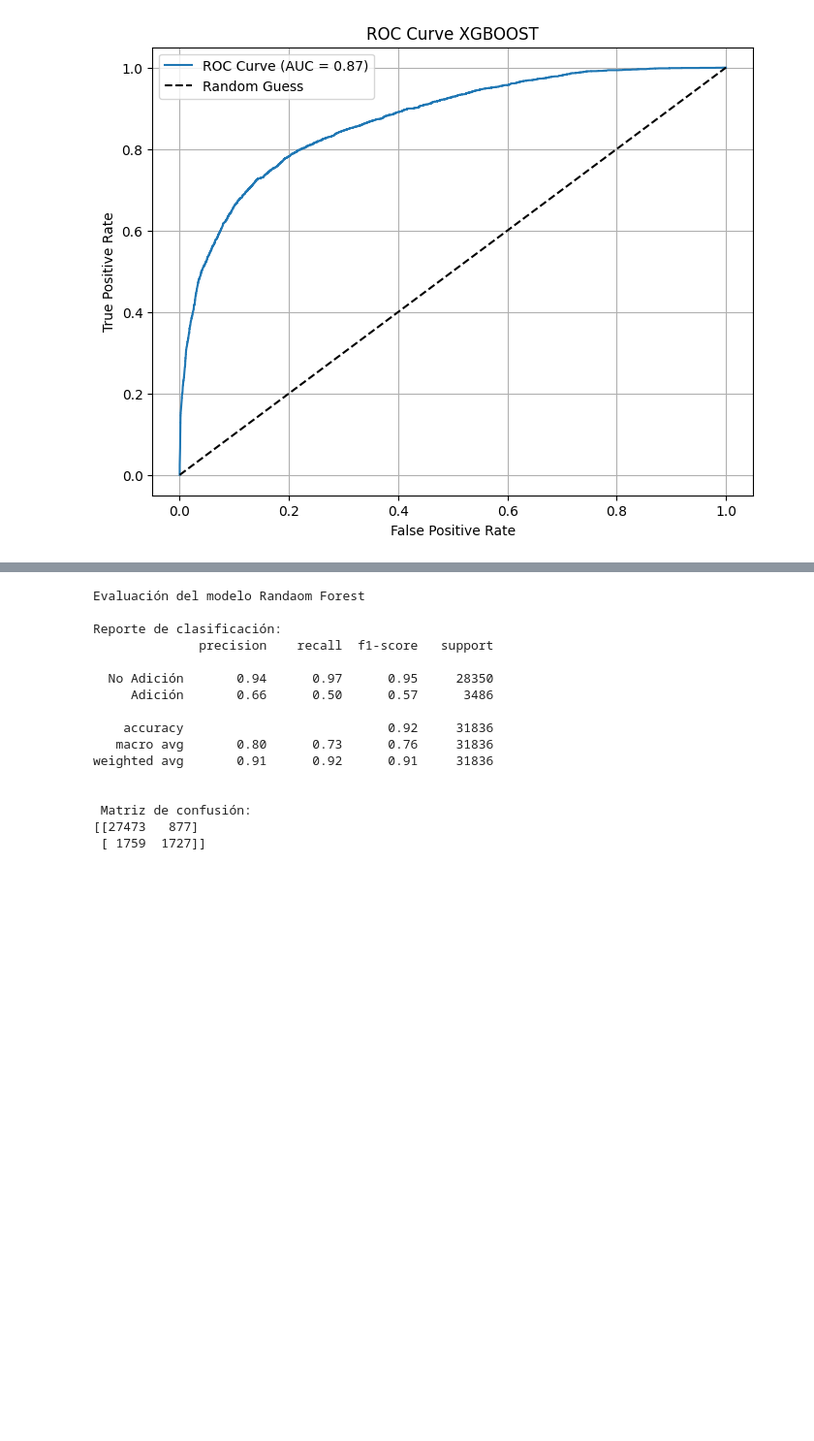
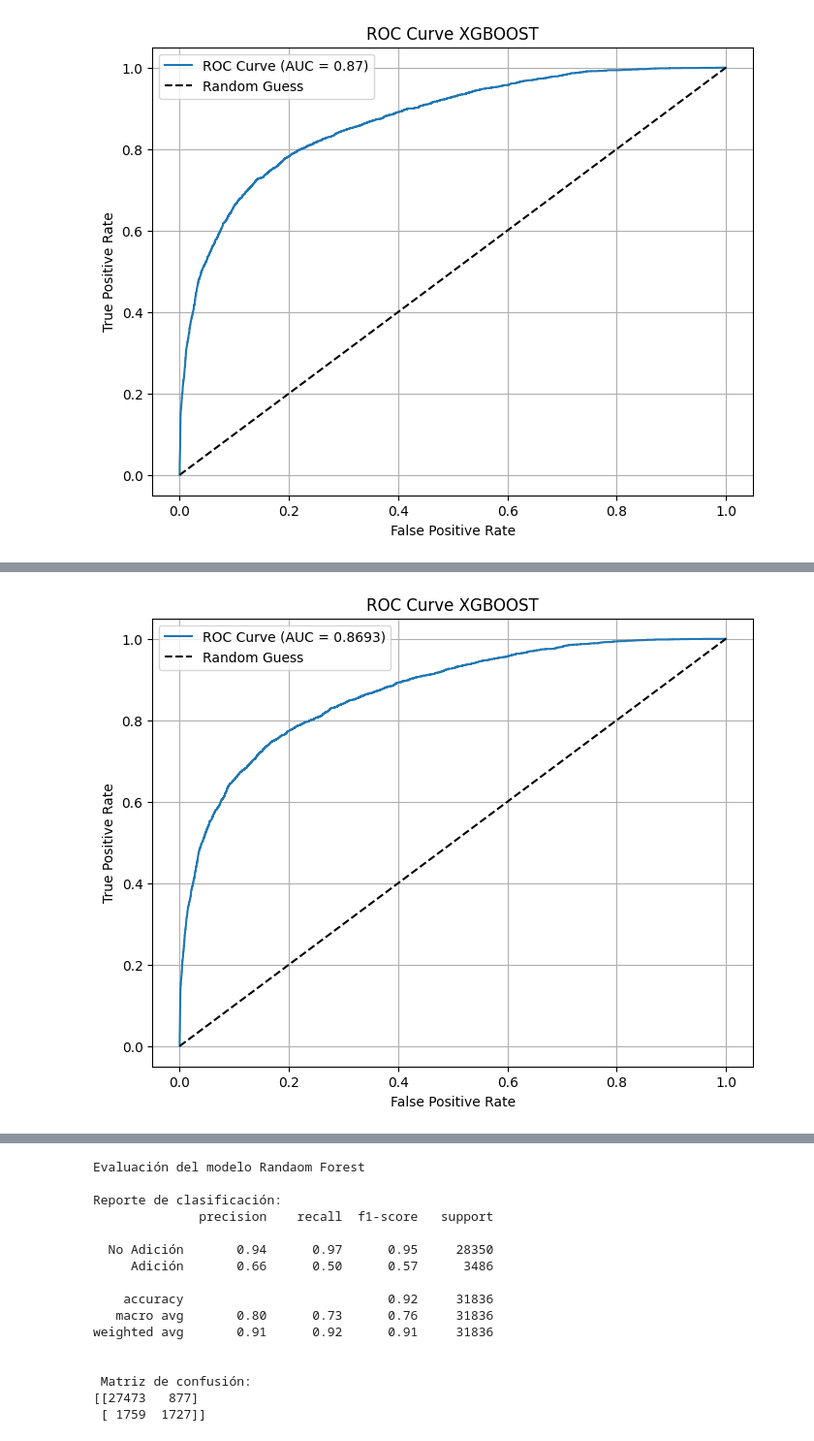
Before and after one commit to Marcocruz88/Repositoriotesis, a Jupyter notebook: Modelo.ipynb, the cells around one changed output, grey strips where cells are left out. Shown at 97% size. Drawn from its saved outputs; the diff is of its cells as text; code cells hidden in the pictures; blank space fills up the shorter version.

```diff
--- a/Modelo.ipynb
+++ b/Modelo.ipynb
@@ -18,7 +18,7 @@ from sklearn.utils.class_weight import compute_sample_weight
 # %%
 #### Activar segun quien trabaje
 #Marco
-Filepath = "C:/Users/user/OneDrive/Documentos/semestres uniandes/Clases 2025-1/Tesis IIND/Solo sector salud/Base analisis exploratorio.csv"
+Filepath = "C:/Users/asus/OneDrive/Documentos/semestres uniandes/Clases 2025-1/Tesis IIND/Solo sector salud/Base analisis exploratorio.csv"
 #Paula
 #Filepath= "C:/Users/paula/OneDrive/Documentos/10 Semestre/Tesis/base con categorias reducidas2.csv"
 df=pd.read_csv(Filepath)
@@ -238,3 +233,25 @@ plt.grid()
 plt.show()
 # %% [output]
 [figure]
+# %%
+# Crear y entrenar el modelo XGBoost
+model_XG = XGBClassifier(
+    n_estimators=200,
+    max_depth=6,
+    learning_rate=0.05,
+    subsample=0.8,
+    colsample_bytree=0.8,
+    scale_pos_weight=10,         # ajustado al desbalance
+    use_label_encoder=False,
+    eval_metric='logloss',
+    verbosity=1
+)
+
+model_XG.fit(X_train, y_train)
+
+# Obtener predicciones como probabilidades
+y_proba_XG = model_XG.predict_proba(X_test)[:, 1]
+
+# Aplicar umbral personalizado
+umbral = 0.65
+y_pred_XG_custom = (y_proba_XG >= umbral).astype(int)
@@ -240,0 +287,22 @@ plt.show()
+# %%
+# Calcular las probabilidades predichas
+y_pred_proba_XG = model_XG.predict_proba(X_test)[:, 1]
+
+# Calcular la curva ROC
+fpr, tpr, thresholds = roc_curve(y_test, y_proba_XG)
+
+# Calcular el AUC
+auc_XG = roc_auc_score(y_test, y_proba_XG)
+
+# Graficar la curva ROC
+plt.figure(figsize=(8, 6))
+plt.plot(fpr, tpr, label=f'ROC Curve (AUC = {auc_XG:.4f})')
+plt.plot([0, 1], [0, 1], 'k--', label='Random Guess')
+plt.xlabel('False Positive Rate')
+plt.ylabel('True Positive Rate')
+plt.title('ROC Curve XGBOOST')
+plt.legend()
+plt.grid()
+plt.show()
+# %% [output]
+[figure, added]
```
Also changed, not shown: parts of 9 cells of this notebook.
